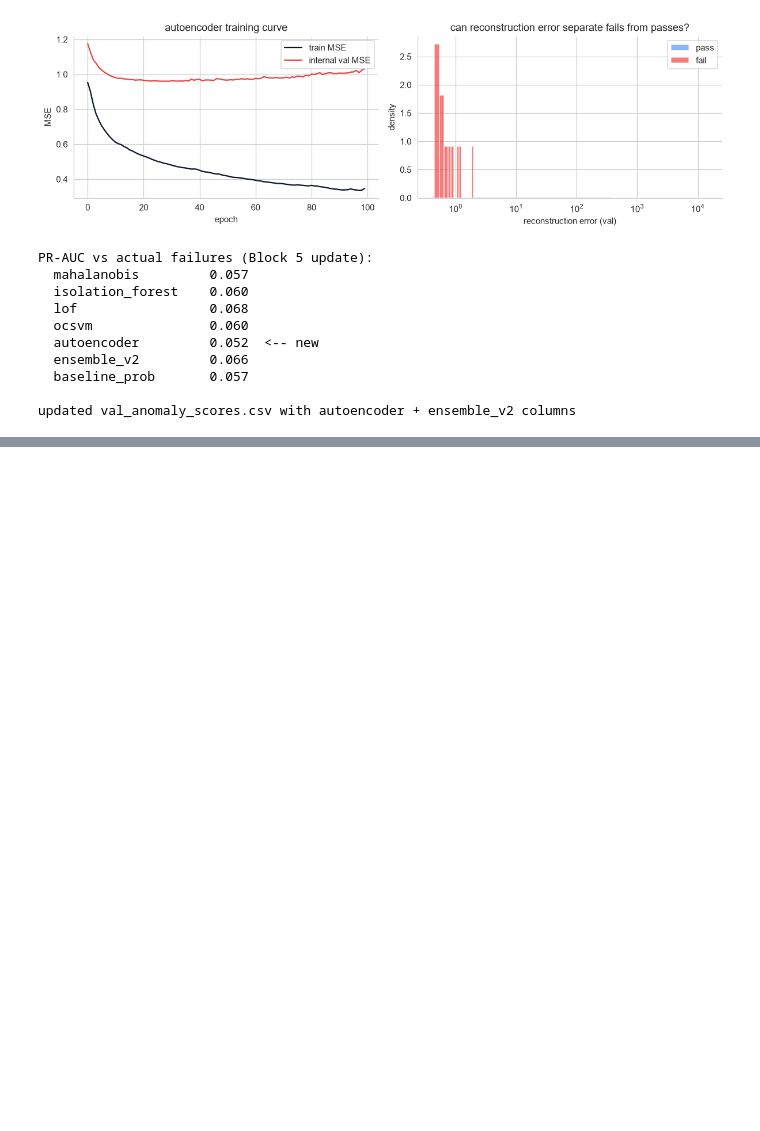
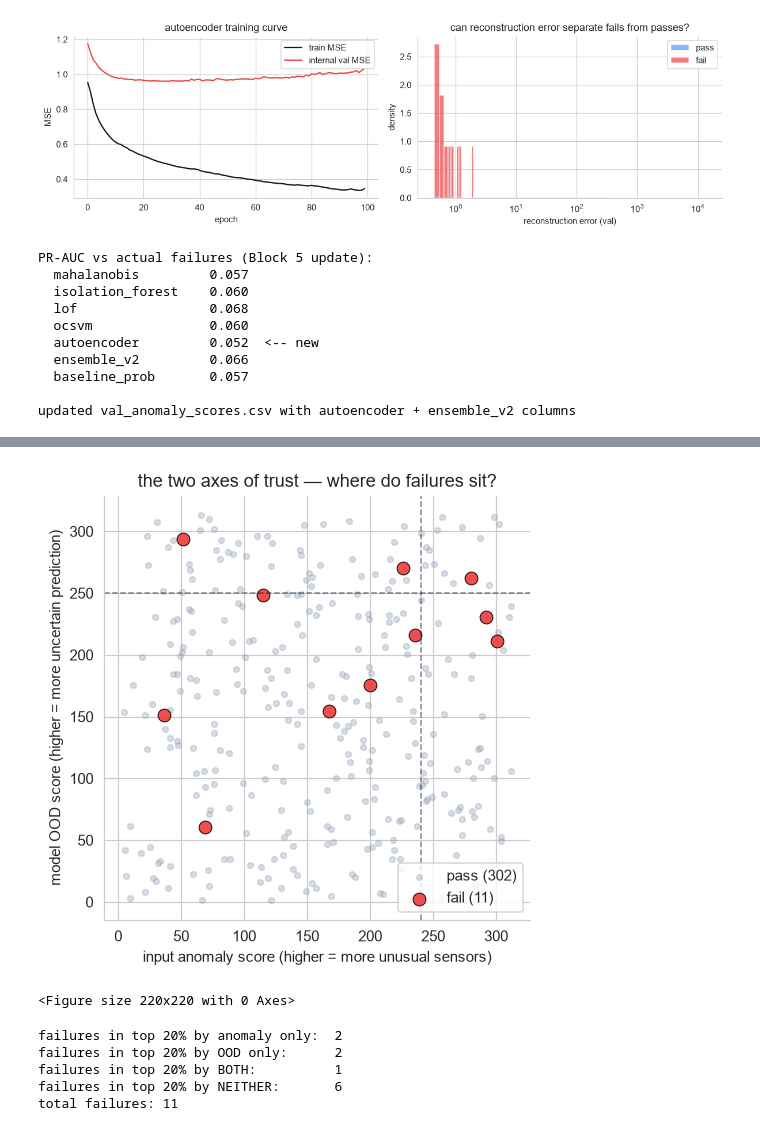
Before and after one commit to daniel-massoud/semiguard, a Jupyter notebook: notebooks/02_classical_anomaly.ipynb, the cells around one changed output, grey strips where cells are left out. Cells and saved outputs as stored; diff of their text form; code cells hidden in the pictures; blank space fills up the shorter version.

```diff
--- a/notebooks/02_classical_anomaly.ipynb
+++ b/notebooks/02_classical_anomaly.ipynb
@@ -326,0 +362,64 @@ updated val_anomaly_scores.csv with autoencoder + ensemble_v2 columns
+# %%
+# For each actual failure in the val set, was it caught by the input-anomaly
+# axis, the model-OOD axis, both, or neither? This is THE plot to put in the
+# final report — it tells the whole story of why SemiGuard is layered.
+
+from scipy.stats import rankdata
+
+# Aggregate each family into a single rank-averaged score
+input_anomaly_cols = ["mahalanobis", "isolation_forest", "lof", "ocsvm", "autoencoder"]
+model_ood_cols     = ["inverse_msp", "entropy", "tree_disagreement"]
+
+scores["input_anomaly_score"] = np.column_stack(
+    [rankdata(scores[c]) for c in input_anomaly_cols]
+).mean(axis=1)
+scores["model_ood_score"] = np.column_stack(
+    [rankdata(scores[c]) for c in model_ood_cols]
+).mean(axis=1)
+
+# Scatter: every val wafer plotted in the (anomaly, OOD) plane.
+# Failures in red, passes in grey. We want to see if the two axes are
+# orthogonal enough that failures spread across all four quadrants.
+fig, ax = plt.subplots(figsize=(5, 5))
+
+passes = scores[scores["is_failure"] == 0]
+fails  = scores[scores["is_failure"] == 1]
+
+ax.scatter(passes["input_anomaly_score"], passes["model_ood_score"],
+           s=14, alpha=0.35, color="#94a3b8", label=f"pass ({len(passes)})")
+ax.scatter(fails["input_anomaly_score"], fails["model_ood_score"],
+           s=70, alpha=0.95, color="#ef4444", label=f"fail ({len(fails)})",
+           edgecolor="black", linewidth=0.6)
+
+# Draw the 80th-percentile lines on each axis — these would be a rough
+# "review threshold" if we could afford to look at the top 20% on each axis.
+threshold_anomaly = scores["input_anomaly_score"].quantile(0.80)
+threshold_ood     = scores["model_ood_score"].quantile(0.80)
+ax.axvline(threshold_anomaly, color="#0f172a", linestyle="--", linewidth=1, alpha=0.5)
+ax.axhline(threshold_ood,     color="#0f172a", linestyle="--", linewidth=1, alpha=0.5)
+
+ax.set_xlabel("input anomaly score (higher = more unusual sensors)")
+ax.set_ylabel("model OOD score (higher = more uncertain prediction)")
+ax.set_title("the two axes of trust — where do failures sit?")
+ax.legend()
+plt.figure(figsize=(2, 2))
+plt.tight_layout()
+plt.show()
+
+# How many failures are caught by each region?
+above_anomaly = fails["input_anomaly_score"] >= threshold_anomaly
+above_ood     = fails["model_ood_score"]     >= threshold_ood
+
+print(f"failures in top 20% by anomaly only:  {(above_anomaly & ~above_ood).sum()}")
+print(f"failures in top 20% by OOD only:      {(~above_anomaly & above_ood).sum()}")
+print(f"failures in top 20% by BOTH:          {(above_anomaly & above_ood).sum()}")
+print(f"failures in top 20% by NEITHER:       {(~above_anomaly & ~above_ood).sum()}")
+print(f"total failures: {len(fails)}")
+# %% [output]
+[figure, added]
+<Figure size 220x220 with 0 Axes>
+failures in top 20% by anomaly only:  2
+failures in top 20% by OOD only:      2
+failures in top 20% by BOTH:          1
+failures in top 20% by NEITHER:       6
+total failures: 11
```
Also changed, not shown: parts of 1 cell of this notebook, 13 other files.
